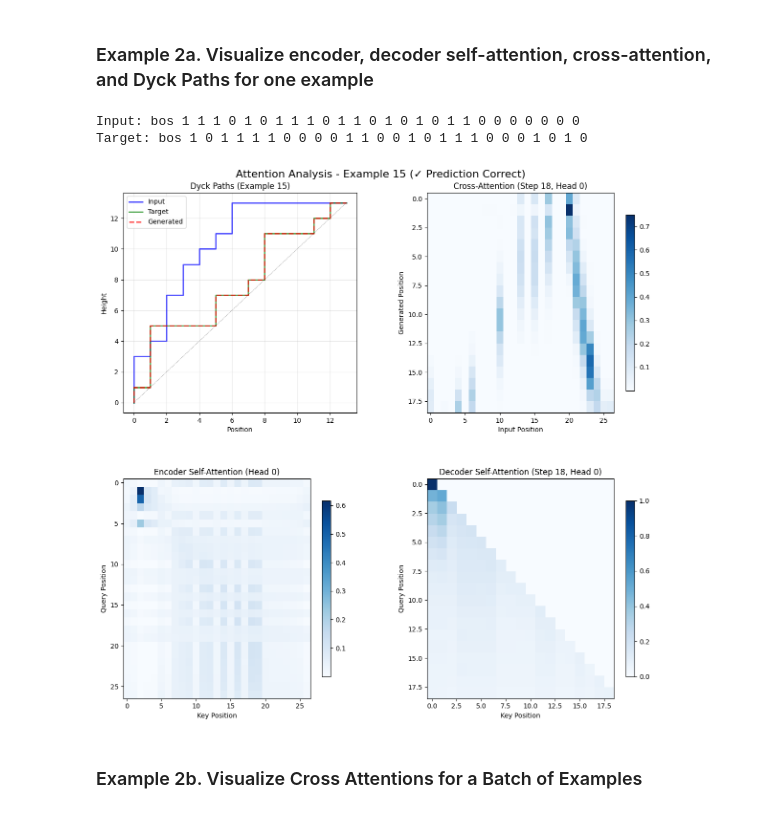
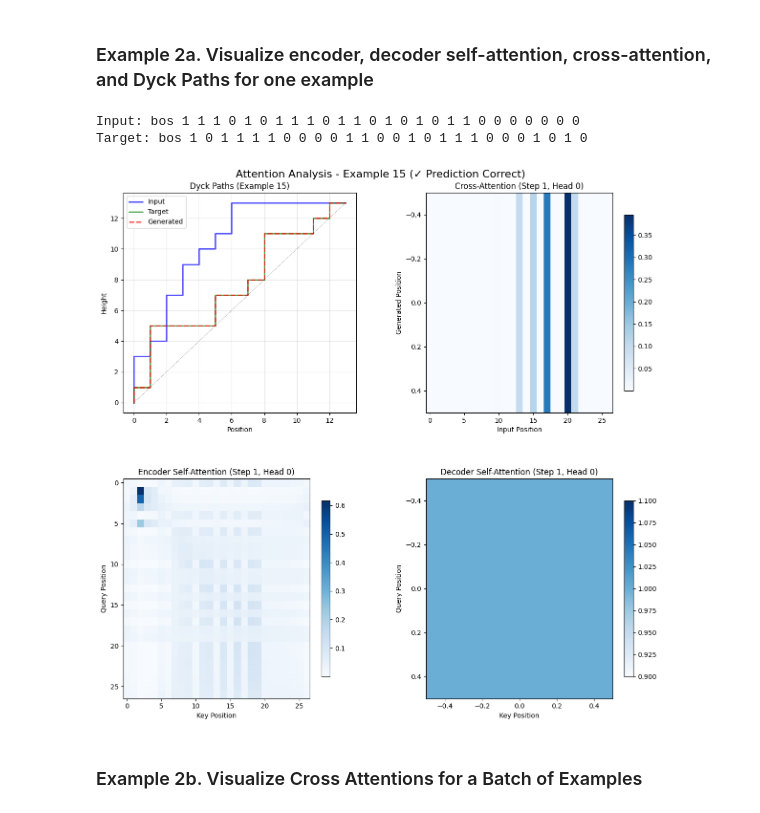
Before and after one commit to cocoxhuang/DyckTransformer, a Jupyter notebook: Analysis.ipynb, the cells around one changed output. Cells and saved outputs as stored; diff of their text form; code cells hidden in the pictures.

```diff
--- a/Analysis.ipynb
+++ b/Analysis.ipynb
@@ -53,7 +53,7 @@ try:
     print(f"Data loaded successfully from {data_path}.")
 except FileNotFoundError:
     print(f"Data file not found.")
-    generate_dyck_data(n, data_path)
+    # generate_dyck_data(n, data_path)
     with open(data_path, 'rb') as f:
         data = pickle.load(f)
     print(f"Data generated and loaded successfully.")
@@ -105,26 +105,26 @@ Best model loaded from n13_head1.
 # %%
 # Example: Analyze data example #15
 # this if for all attention heads numbered 0 at step 21 (the 22th token generated in the sequence)
 #=================
 # choose the example, step of generation and attention heads to analyze
 ex_idx = 15  # the index of the first example to analyze
 encoder_att_head = 0  # which encoder self-attention head to analyze. 0 means the first head
 decoder_att_head = 0  # which decoder self-attention head to analyze. 0 means the first head
 cross_att_head = 0  # which cross-attention head to analyze. 0 means the first head
-step =  18 # which token is being generated in the sequence when analyzing cross-attention. 0 means the first token after BOS.
+step =  0 # which token is being generated in the sequence when analyzing cross-attention. 0 means the first token after BOS.
 # some plotting parameters
 figsize = (12,12)  # figure size for visualization
 cmap = 'Blues'  # colormap for visualization, e.g. 'Blues', 'inferno', 'viridis'
 #=================
 # outputs = analyze_cross_attention(model, examples, start_idx=start_idx, step=step, att_head=att_head, num_examples=num_examples)
 print(f"Input: {decode(examples['inputs'][ex_idx], dataset.dictionary)}")
 print(f"Target: {decode(examples['targets'][ex_idx], dataset.dictionary)}")
 
 outputs = attention_example(model, examples, dataset, ex_idx=ex_idx, step=step, encoder_att_head=encoder_att_head, decoder_att_head=decoder_att_head, cross_att_head=cross_att_head, figsize=figsize, cmap=cmap)
 # %% [output]
 Input: bos 1 1 1 0 1 0 1 1 1 0 1 1 0 1 0 1 0 1 1 0 0 0 0 0 0 0
 Target: bos 1 0 1 1 1 1 0 0 0 0 1 1 0 0 1 0 1 1 1 0 0 0 1 0 1 0
-[figure, old version]
+[figure, new version]
 # %% [markdown]
 ### Example 2b. Visualize Cross Attentions for a Batch of Examples
 # %%
```
Also changed, not shown: parts of 2 cells of this notebook, 1 other file.
